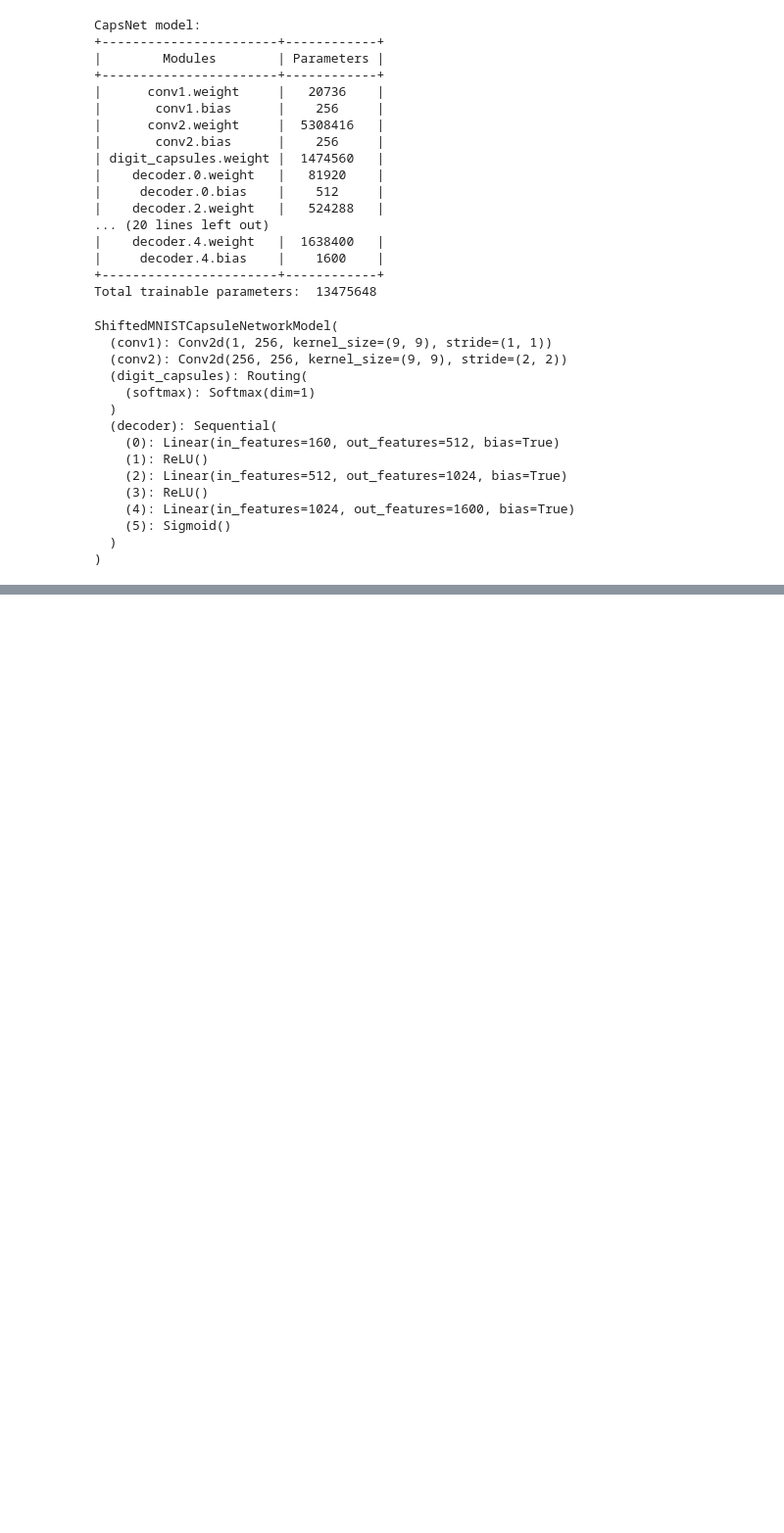
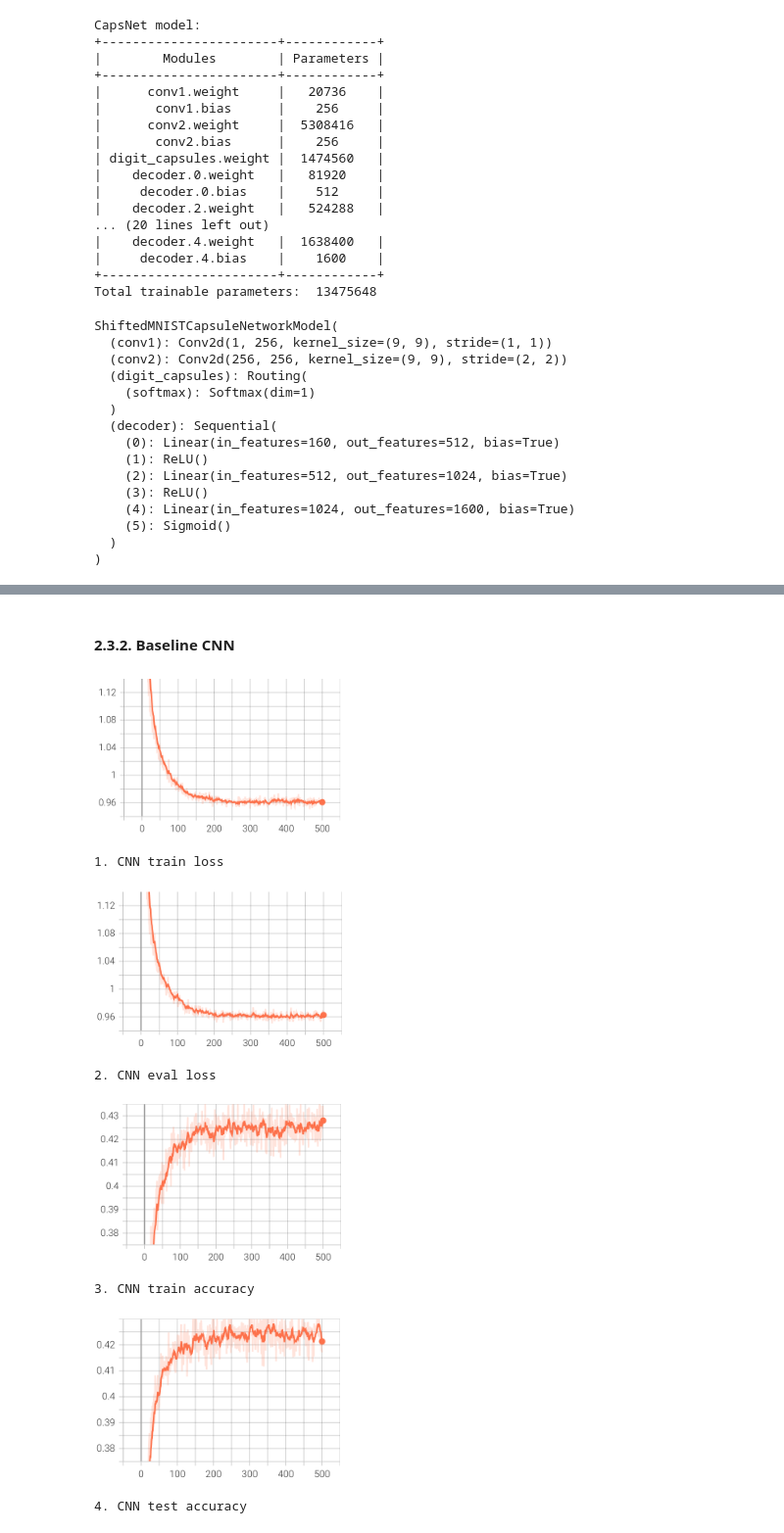
Before and after one commit to SakshamM28/Capsule_Network, a Jupyter notebook: Code/image_demo.ipynb, the cells around one changed output, grey strips where cells are left out. Shown at 98% size. Cells and saved outputs as stored; diff of their text form; code cells hidden in the pictures; blank space fills up the shorter version.

```diff
--- a/Code/image_demo.ipynb
+++ b/Code/image_demo.ipynb
@@ -500,0 +718,20 @@ Images shape (320000, 40, 40, 1)
+# %% [markdown]
+#### 2.3.2. Baseline CNN
+# %%
+display(Image('./Data/train_curves/multimnist_cnn_train_loss_128.png', height=256, width=256))
+print('1. CNN train loss')
+display(Image('./Data/train_curves/multimnist_cnn_eval_loss_128.png', height=256, width=256))
+print('2. CNN eval loss')
+display(Image('./Data/train_curves/multimnist_cnn_train_acc_128.png', height=256, width=256))
+print('3. CNN train accuracy')
+display(Image('./Data/train_curves/multimnist_cnn_test_acc_128.png', height=256, width=256))
+print('4. CNN test accuracy')
+# %% [output]
+[figure, added]
+1. CNN train loss
+[figure, added]
+2. CNN eval loss
+[figure, added]
+3. CNN train accuracy
+[figure, added]
+4. CNN test accuracy
```
Also changed, not shown: parts of 25 cells of this notebook, 3 other files.
